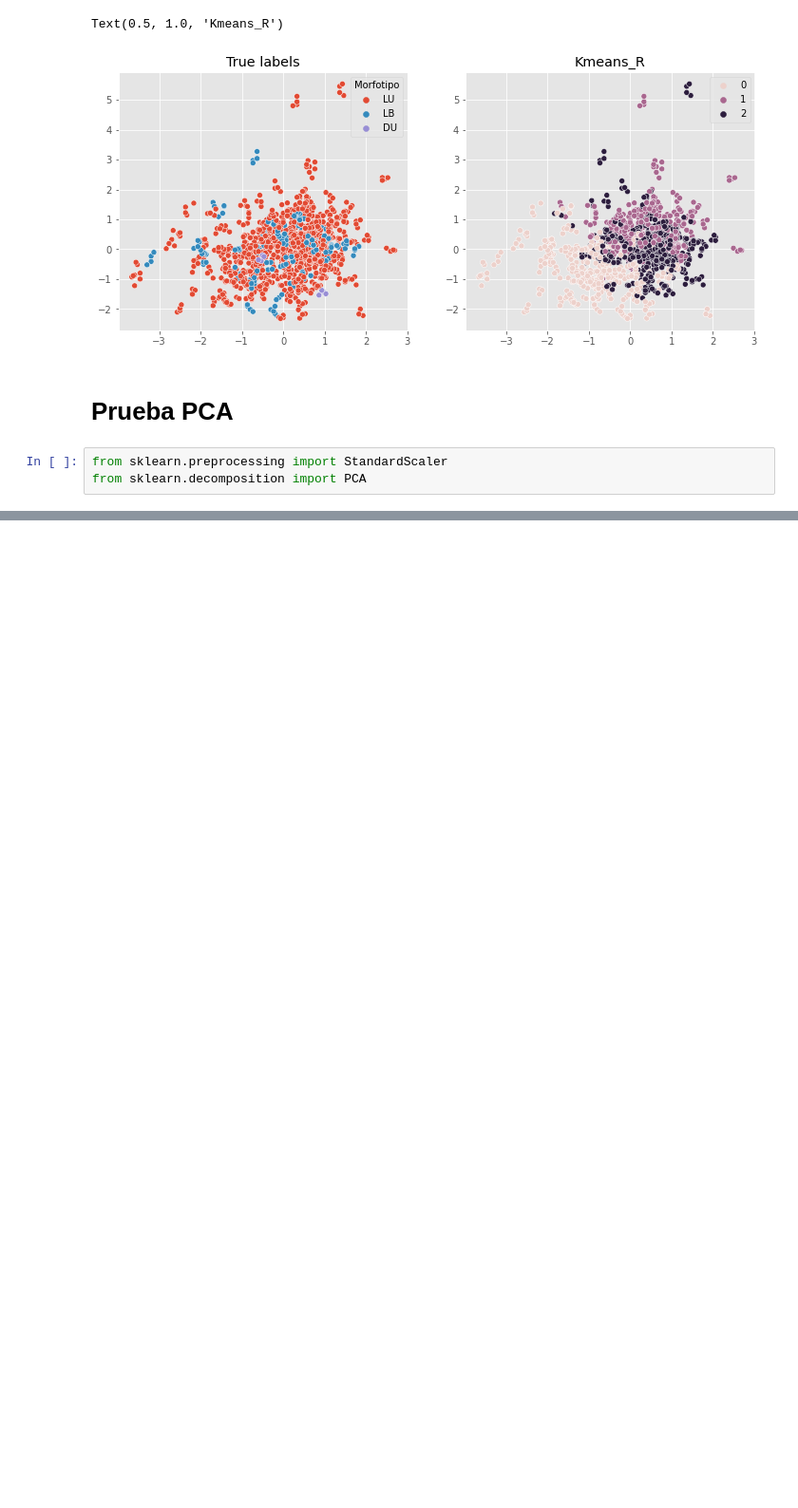
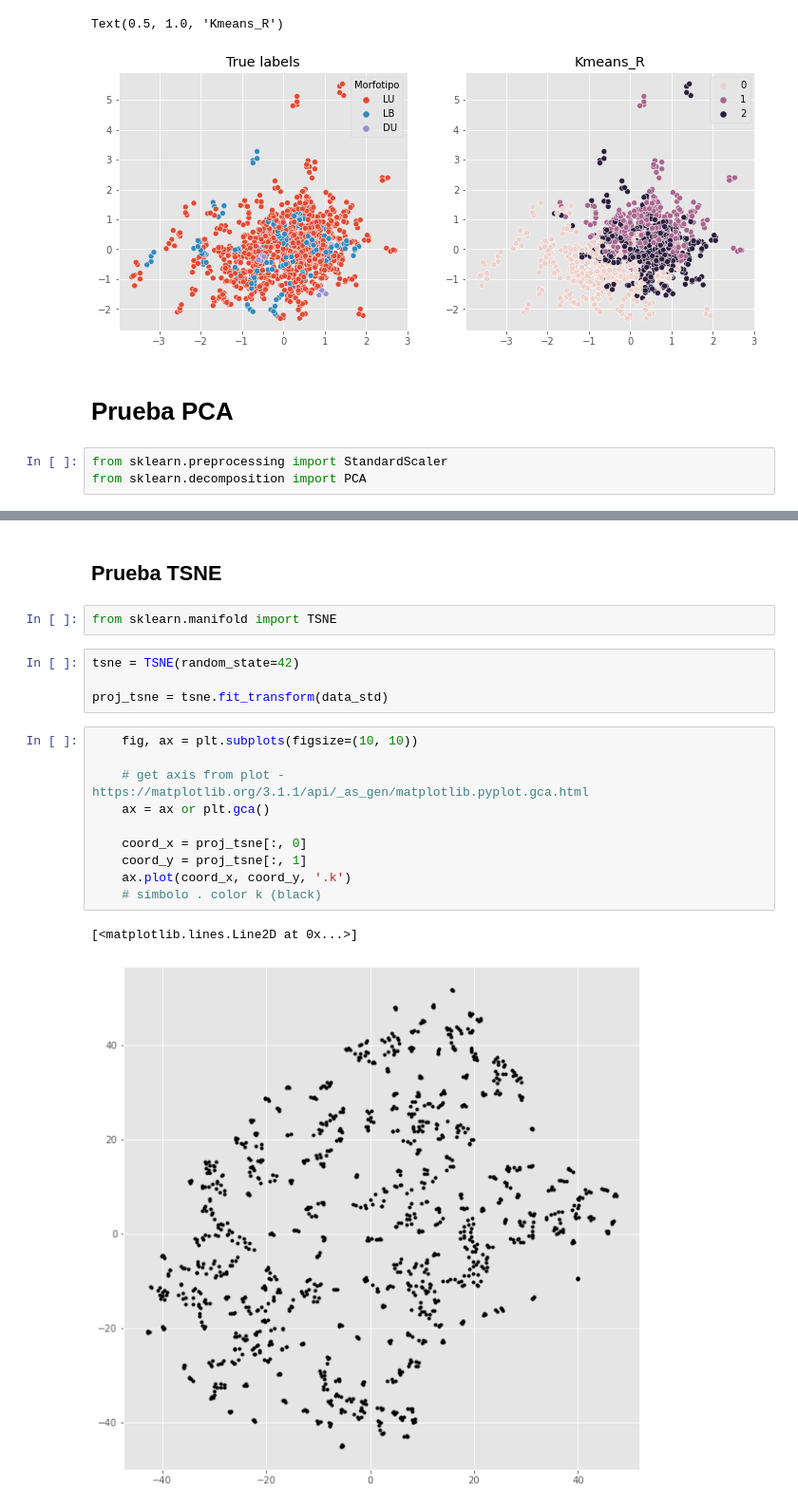
Before and after one commit to szl30n/ProyectosDHDS, a Jupyter notebook: TP4/notebooks/2_Prueba de Kmeans.ipynb, the cells around one changed output, grey strips where cells are left out. Shown at 95% size. Saved outputs shown, nothing was run; the diff lists cells and outputs as text; blank space fills up the shorter version.

Commit message:
Agregado de pasos de prueba a las notebookes

```diff
--- a/TP4/notebooks/2_Prueba de Kmeans.ipynb
+++ b/TP4/notebooks/2_Prueba de Kmeans.ipynb
@@ -186,0 +203,21 @@ pca_df
+# %% [markdown]
+## Prueba TSNE
+# %%
+from sklearn.manifold import TSNE
+# %%
+tsne = TSNE(random_state=42)
+
+proj_tsne = tsne.fit_transform(data_std)
+# %%
+    fig, ax = plt.subplots(figsize=(10, 10))
+
+    # get axis from plot -  https://matplotlib.org/3.1.1/api/_as_gen/matplotlib.pyplot.gca.html
+    ax = ax or plt.gca()
+
+    coord_x = proj_tsne[:, 0]
+    coord_y = proj_tsne[:, 1]
+    ax.plot(coord_x, coord_y, '.k')
+    # símbolo . color k (black)
+# %% [output]
+[<matplotlib.lines.Line2D at 0x...>]
+[figure, added]
```
Also changed, not shown: parts of 18 cells of this notebook, 2 other files.
